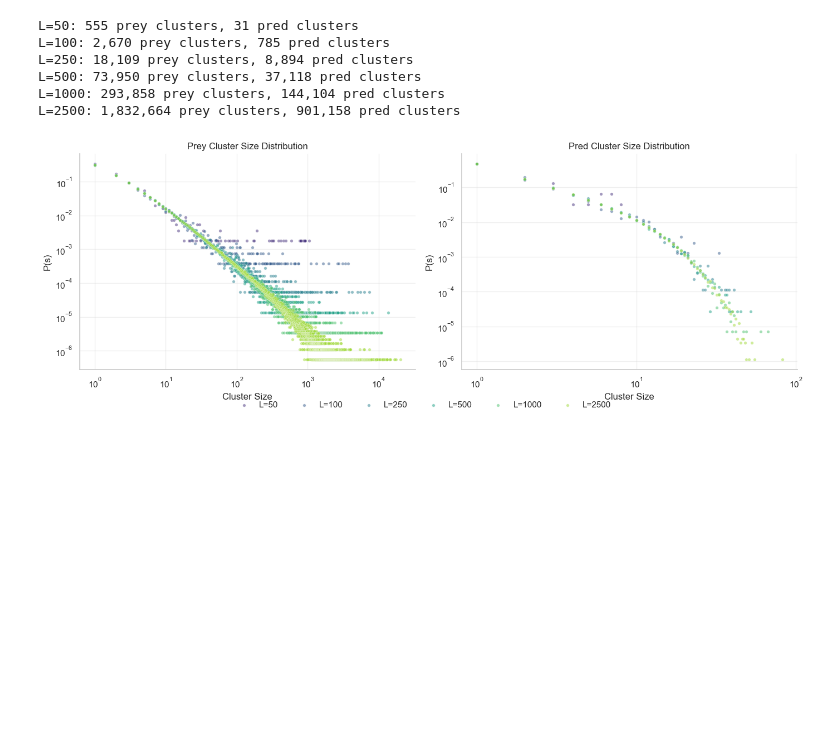
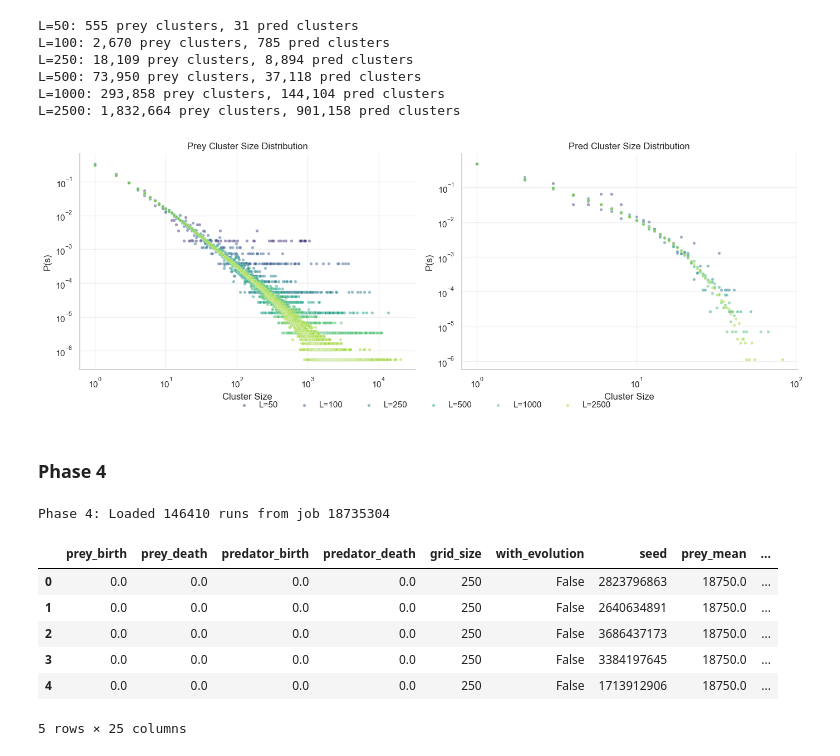
Before and after one commit to codegithubka/CSS_Project, a Jupyter notebook: notebooks/kimon.ipynb, the cells around one changed output. Saved outputs shown, nothing was run; the diff lists cells and outputs as text; code cells hidden in the pictures; blank space fills up the shorter version.

```diff
--- a/notebooks/kimon.ipynb
+++ b/notebooks/kimon.ipynb
@@ -1,6 +1,7 @@
 # %% [markdown]
 ### Loading the data
 # %%
+
 import pandas as pd
 import numpy as np
 import json
@@ -37,6 +38,7 @@ JOB_NUMBERS = {
     1.5: 18682575,  # If this is a variant of phase 1
     2: 18693004,
     3: 18698382,
+    4: 18735304,
 }
 
 BASE_DATA_DIR = Path("../hpc_data")
@@ -626,3 +624,17 @@ fig.subplots_adjust(bottom=0.15)
 plt.show()
 # %% [output]
 [figure]
+# %% [markdown]
+### Phase 4
+# %%
+df4, meta4 = load_phase(4)
+df4.head()
+# %% [output]
+Phase 4: Loaded 146410 runs from job 18735304
+|  | prey_birth | prey_death | predator_birth | predator_death | grid_size | with_evolution | seed | prey_mean | ... |
+| 0 | 0.0 | 0.0 | 0.0 | 0.0 | 250 | False | 2823796863 | 18750.0 | ... |
+| 1 | 0.0 | 0.0 | 0.0 | 0.0 | 250 | False | 2640634891 | 18750.0 | ... |
+| 2 | 0.0 | 0.0 | 0.0 | 0.0 | 250 | False | 3686437173 | 18750.0 | ... |
+| 3 | 0.0 | 0.0 | 0.0 | 0.0 | 250 | False | 3384197645 | 18750.0 | ... |
+| 4 | 0.0 | 0.0 | 0.0 | 0.0 | 250 | False | 1713912906 | 18750.0 | ... |
+5 rows × 25 columns
```
Also changed, not shown: parts of 2 cells of this notebook, 2 other files.
